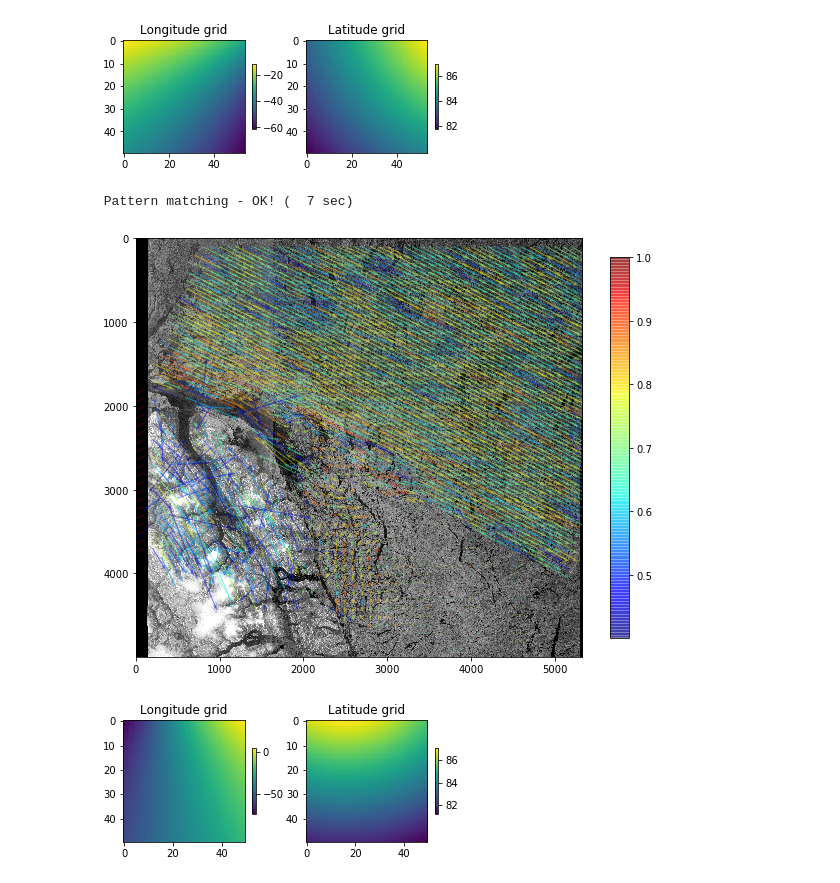
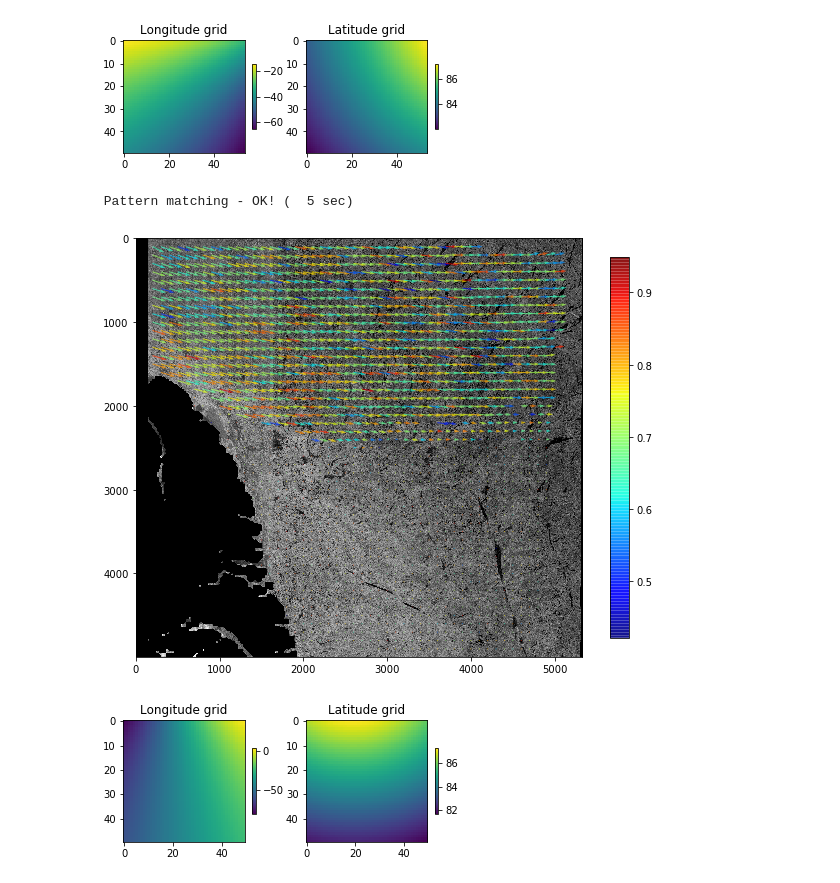
Before and after one commit to nansencenter/sea_ice_drift, a Jupyter notebook: examples/detailed.ipynb, the cells around one changed output. Drawn from its saved outputs; the diff is of its cells as text; code cells hidden in the pictures.

```diff
--- a/examples/detailed.ipynb
+++ b/examples/detailed.ipynb
@@ -10,8 +14,9 @@ from sea_ice_drift.ftlib import feature_tracking
 from sea_ice_drift.pmlib import pattern_matching
 # %%
 # use original Sentinel-1 SAR files (download from colhub.met.no)
-f1 = 'S1B_EW_GRDM_1SDH_20191203T114145_20191203T114245_019200_024404_D615.zip'
-f2 = 'S1B_EW_GRDM_1SDH_20191203T163605_20191203T163709_019203_024421_1BDC.zip'
+f1 = 'S1B_EW_GRDM_1SDH_20200123T120618_20200123T120718_019944_025BA1_D4A2.SAFE'
+f2 = 'S1B_EW_GRDM_1SDH_20200125T114955_20200125T115055_019973_025C81_EC1A.SAFE'
+
 # create Nansat objects with one band only (sigma0_HV by default)
 n1 = get_n(f1)
 n2 = get_n(f2)
@@ -61,36 +80,36 @@ plt.subplot(1,2,1);plt.imshow(lon1pm);plt.colorbar(shrink=0.3);plt.title('Longit
 plt.subplot(1,2,2);plt.imshow(lat1pm);plt.colorbar(shrink=0.3);plt.title('Latitude grid')
 plt.show()
 # %% [output]
-[figure, old version]
+[figure, new version]
 # %%
 # run pattern matching for each element in lon1pm/lat1pm matrix
 # ice displacement upm and vpm are returned in degrees in geographic projection
 upm, vpm, apm, rpm, hpm, lon2pm, lat2pm = pattern_matching(lon1pm, lat1pm, n1, c1, r1, n2, c2, r2)
 # %% [output]
- Pattern matching - OK! (  7 sec)
+ Pattern matching - OK! (  5 sec)
 # %%
 # plot results of pattern matching in image_1 coordinates
 
-# find cells with correlation over 0.4
-gpi = rpm > 0.4
+# find cells with quality over 4
+gpi = hpm*rpm > 4
 
 # convert lon/lat into image_1 coordinates (only valid pixels with high enough correlation)
 c1pm, r1pm = n1.transform_points(lon1pm[gpi], lat1pm[gpi], DstToSrc=1)
 c2pm, r2pm = n1.transform_points(lon2pm[gpi], lat2pm[gpi], DstToSrc=1)
 
 # compute ice displacement [pix] in image_1 coordinates
 dc_pm = c2pm - c1pm
 dr_pm = r2pm - r1pm
 
 # plot vectors of sea ice displacement from Feature Tracking, color by correlation
 plt.figure(figsize=(10,10))
 plt.imshow(n1[1], cmap='gray')
 plt.quiver(c1pm, r1pm, dc_pm, dr_pm, rpm[gpi],
-           angles='xy', scale_units='xy', scale=0.1, cmap='jet', alpha=0.5)
+           angles='xy', scale_units='xy', scale=0.2, cmap='jet', alpha=0.7)
 plt.colorbar(shrink=0.7)
 plt.show()
 # %% [output]
-[figure, old version]
+[figure, new version]
 # %%
 # Create lon/lat grids in Polar stereographic coordinate system
 # Extent of the grid roughly corresponds to the extent of the image_1
@@ -112,4 +131,4 @@ plt.subplot(1,2,1);plt.imshow(lon1pm);plt.colorbar(shrink=0.3);plt.title('Longit
 plt.subplot(1,2,2);plt.imshow(lat1pm);plt.colorbar(shrink=0.3);plt.title('Latitude grid')
 plt.show()
 # %% [output]
-[figure, old version]
+[figure, new version]
```
Also changed, not shown: parts of 11 cells of this notebook, 6 other files.
